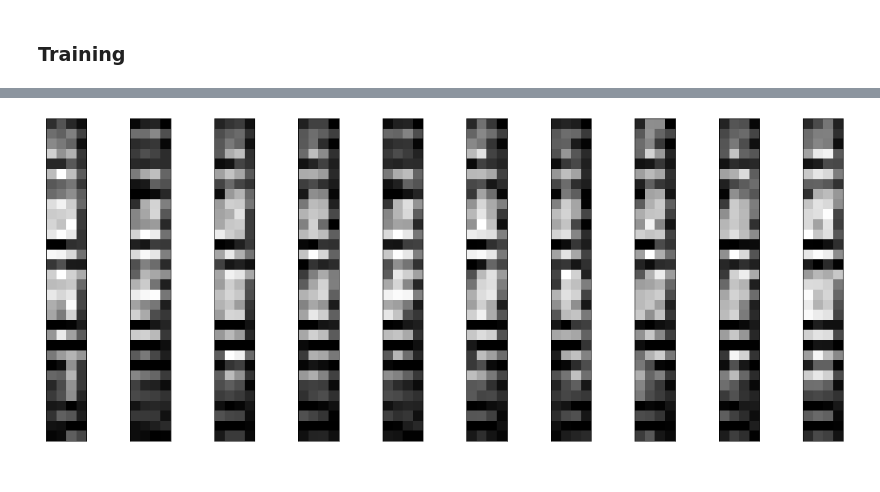
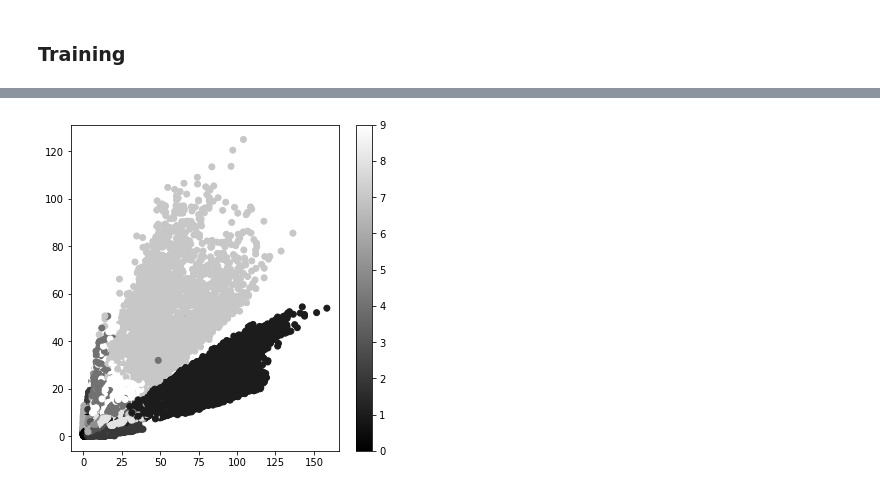
Before and after one commit to paulaceccon/deep-learning-studies, a Jupyter notebook: notebooks/generative_models/autoencoders/autoencoder.ipynb, the cells around one changed output, grey strips where cells are left out. Drawn from its saved outputs; the diff is of its cells as text; code cells hidden in the pictures.

Commit message:
Autoencoders

```diff
--- a/notebooks/generative_models/autoencoders/autoencoder.ipynb
+++ b/notebooks/generative_models/autoencoders/autoencoder.ipynb
@@ -110,13 +130,11 @@ class Decoder(Model):
         super().__init__(name="decoder")
         self.decoder = Sequential(
             [
-                Conv2D(8, (3, 3), activation="relu", padding="same"),
-                UpSampling2D((2, 2)),
-                Conv2D(8, (3, 3), activation="relu", padding="same"),
-                UpSampling2D((2, 2)),
-                Conv2D(16, (3, 3), activation="relu"),
-                UpSampling2D((2, 2)),
-                Conv2D(1, (3, 3), activation="sigmoid", padding="same"),
+                Dense(32, activation="relu"),
+                Dense(64, activation="relu"),
+                Dense(128, activation="relu"),
+                Dense(256, activation="relu"),
+                Dense(784, activation="sigmoid"),
             ]
         )
 
@@ -124,7 +142,7 @@ class Decoder(Model):
         return self.decoder(inputs)
 # %%
 class Autoencoder(Model):
-    """Implements a basic convolutional autoencoder."""
+    """Implements a basic autoencoder."""
 
     def __init__(self, name: str = "autoencoder"):
         super().__init__(name=name)
@@ -138,21 +156,21 @@ class Autoencoder(Model):
 # %% [markdown]
 ### Training
 # %%
-def train_model() -> Autoencoder:
+def train_model(train_data: np.ndarray, test_data: np.ndarray) -> Autoencoder:
     logdir = os.path.join("logs", datetime.datetime.now().strftime("%Y%m%d-%H%M%S"))
     tensorboard_callback = TensorBoard(logdir, histogram_freq=1)
 
     autoencoder = Autoencoder()
     autoencoder.compile(optimizer="adam", loss="binary_crossentropy")
     autoencoder.fit(
-        x_train,
-        x_train,
-        epochs=50,
+        train_data,
+        train_data,
+        epochs=100,
         batch_size=128,
         shuffle=True,
-        validation_data=(x_test, x_test),
+        validation_data=(test_data, test_data),
         verbose=0,
-        callbacks=[EarlyStopping(patience=2), tensorboard_callback],
+        callbacks=[EarlyStopping(patience=5), tensorboard_callback],
     )
     return autoencoder
 # %%
@@ -161,4 +180,4 @@ def train_model() -> Autoencoder:
 [interactive output not drawn]
 # %%
-autoencoder = train_model()
+autoencoder = train_model(x_train, x_test)
 # %% [output]
@@ -188,5 +207,4 @@ plot_figures(x_test, decoded_imgs)
 # %%
-encoded_imgs = autoencoder.encoder.predict(x_test)
-plot_encoded(encoded_imgs)
+plot_latent_distribution(autoencoder, x_train, y_train)
 # %% [output]
-[figure, old version]
+[figure, new version]
```
Also changed, not shown: parts of 13 cells of this notebook, 3 other files.
